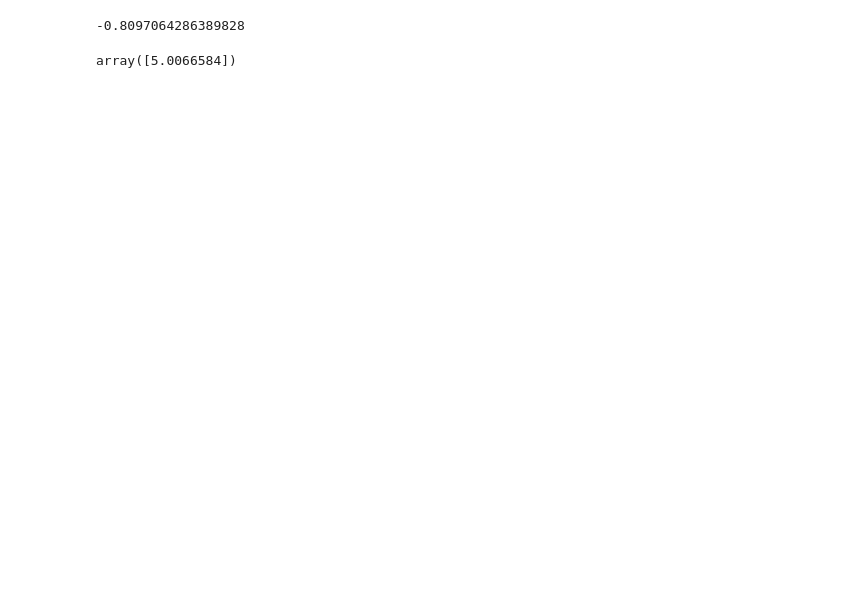
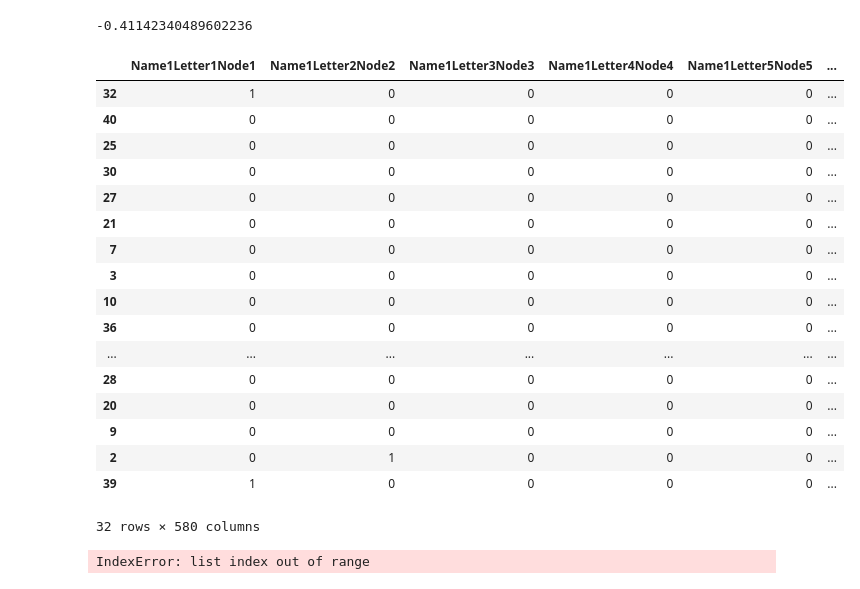
Before and after one commit to JakobFaarGreg-private/MachineLearning, a Jupyter notebook: JakobGregersen_NamePrediction/MultiLayerPerceptron.ipynb, the cells around one changed output. Drawn from its saved outputs; the diff is of its cells as text; code cells hidden in the pictures; blank space fills up the shorter version.

```diff
--- a/JakobGregersen_NamePrediction/MultiLayerPerceptron.ipynb
+++ b/JakobGregersen_NamePrediction/MultiLayerPerceptron.ipynb
@@ -13,16 +13,37 @@ X = name_data.drop(columns=["Score"])
 y = name_data["Score"]
 # %%
 # The setup for the ML
-clf = MLPRegressor(solver='sgd', alpha=0.00001, hidden_layer_sizes=(500,200), random_state=1, max_iter=2000000)
+clf = MLPRegressor(solver='sgd', alpha=0.00001, hidden_layer_sizes=(50,20), random_state=1, max_iter=2000000)
 # %%
 X_train, X_test, y_train, y_test = train_test_split(X, y, test_size=0.2)
 clf.fit(X_train, y_train)
 clf.score(X_test, y_test)
 # %% [output]
--0.8097064286389828
+-0.41142340489602236
+# %%
+X_train
+# %% [output]
+|  | Name1Letter1Node1 | Name1Letter2Node2 | Name1Letter3Node3 | Name1Letter4Node4 | Name1Letter5Node5 | ... |
+| 32 | 1 | 0 | 0 | 0 | 0 | ... |
+| 40 | 0 | 0 | 0 | 0 | 0 | ... |
+| 25 | 0 | 0 | 0 | 0 | 0 | ... |
+| 30 | 0 | 0 | 0 | 0 | 0 | ... |
+| 27 | 0 | 0 | 0 | 0 | 0 | ... |
+| 21 | 0 | 0 | 0 | 0 | 0 | ... |
+| 7 | 0 | 0 | 0 | 0 | 0 | ... |
+| 3 | 0 | 0 | 0 | 0 | 0 | ... |
+| 10 | 0 | 0 | 0 | 0 | 0 | ... |
+| 36 | 0 | 0 | 0 | 0 | 0 | ... |
+| ... | ... | ... | ... | ... | ... | ... |
+| 28 | 0 | 0 | 0 | 0 | 0 | ... |
+| 20 | 0 | 0 | 0 | 0 | 0 | ... |
+| 9 | 0 | 0 | 0 | 0 | 0 | ... |
+| 2 | 0 | 1 | 0 | 0 | 0 | ... |
+| 39 | 1 | 0 | 0 | 0 | 0 | ... |
+32 rows × 580 columns
 # %%
 # To test a name on the model, replace the name in the actual parameter.
-name_to_test = doubleNameToBinaryNodes("Bo Immanuel")
+name_to_test = doubleNameToBinaryNodes("Florian ")
 clf.predict([name_to_test])
 # %% [output]
-array([5.0066584])
+IndexError: list index out of range
```
Also changed, not shown: 2 other files.
